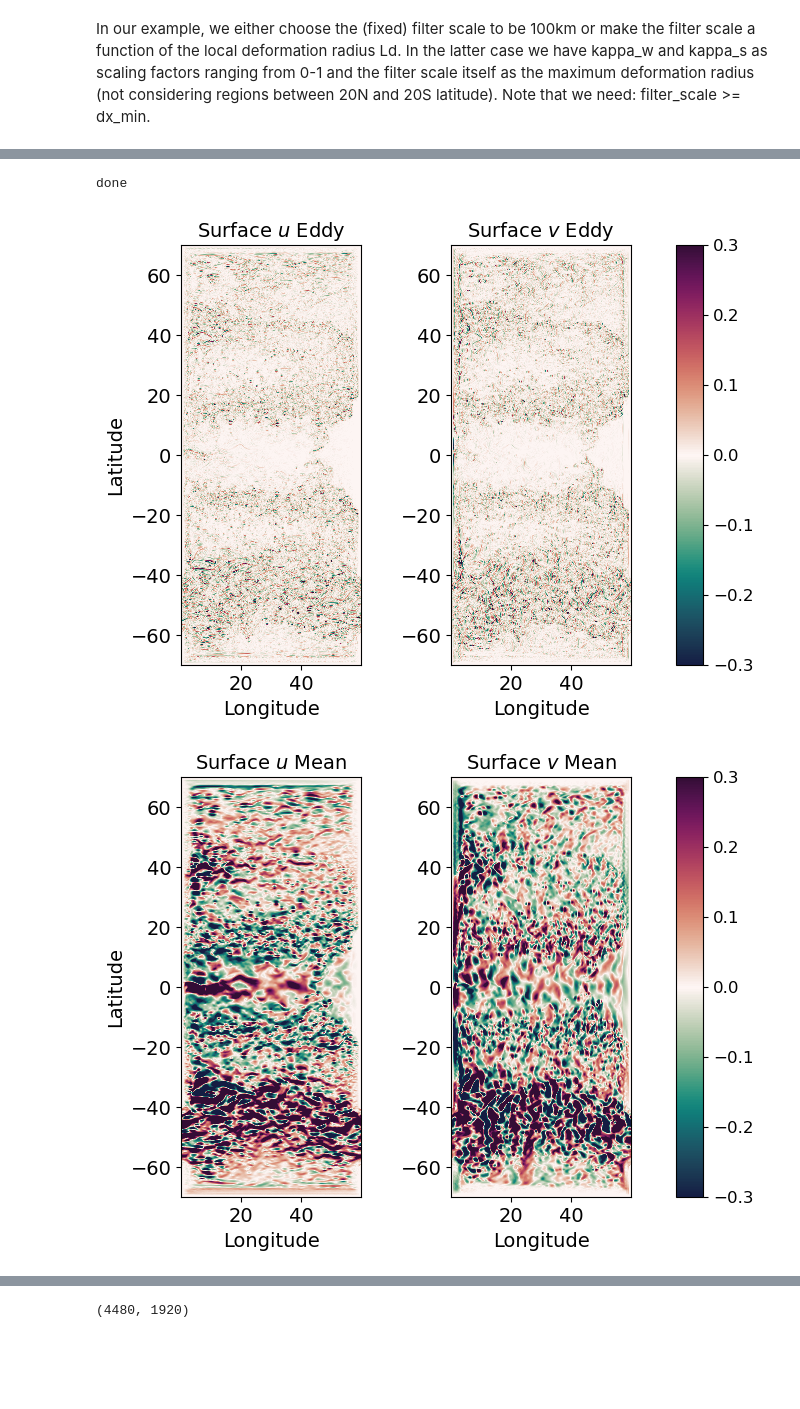
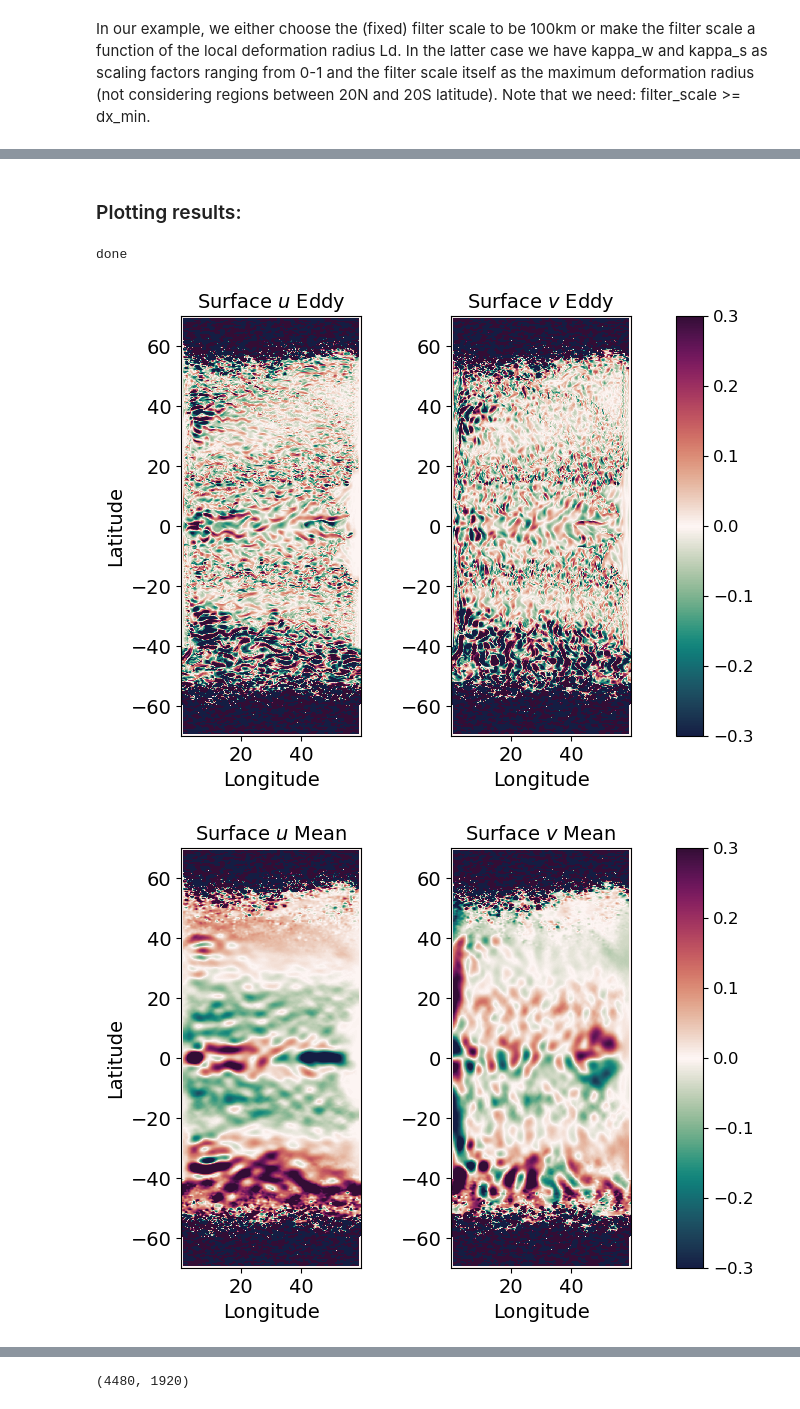
Before and after one commit to ElizabethYankovsky/Neverworld2-Analysis, a Jupyter notebook: GCM-filters-tutorial.ipynb, the cells around one changed output, grey strips where cells are left out. Drawn from its saved outputs; the diff is of its cells as text; code cells hidden in the pictures; blank space fills up the shorter version.

Commit message:
Updating filtering notebook

```diff
--- a/GCM-filters-tutorial.ipynb
+++ b/GCM-filters-tutorial.ipynb
@@ -124,7 +124,7 @@ dys = xr.DataArray(data=fs.dyCv.isel(yq=slice(0,Ny)),coords={'yh':av.yh,'xh':av.
 # %%
 Ld = xr.DataArray(av.Rd1.mean(dim='time'))
 
-Ld[1600:2880,:]=np.nan #1/4 degree 280 is center, 1120 for 1/16 800:1440, 1600:2880 for 1/32
+Ld[400:560,:]=np.nan #1/4 degree 280 is center, 1120 for 1/16 800:1440, 1600:2880 for 1/32
 Ld = Ld.fillna(np.nanmax(Ld))
 
 print(np.nanmax(Ld))
@@ -196,0 +195,12 @@ plt.show()
+# %%
+filter = gcm_filters.Filter(
+    filter_scale=filter_scale,
+    dx_min=dx_min,
+    filter_shape=gcm_filters.FilterShape.GAUSSIAN,
+    transition_width=2*np.pi,
+    n_steps=100, #default value is 50, 0 chooses automatically
+    grid_type=gcm_filters.GridType.IRREGULAR_CARTESIAN_WITH_LAND,
+    grid_vars={'wet_mask': wet_mask, 'dxw': dxw, 'dyw': dyw, 'dxs': dxs, 'dys': dys,
+               'area': area, 'kappa_w': kappa_w, 'kappa_s': kappa_s}
+)
+filter
@@ -203,15 +217,3 @@ v_interp=grid.interp(vfull,axis='Y').fillna(0.)
 
 h = (av.h[:,:,:,:]).mean(dim='time').fillna(0.)
 depth=fs.depth_ocean
-# %%
-filter = gcm_filters.Filter(
-    filter_scale=filter_scale,
-    dx_min=dx_min,
-    filter_shape=gcm_filters.FilterShape.GAUSSIAN,
-    transition_width=2*np.pi,
-    n_steps=50,
-    grid_type=gcm_filters.GridType.IRREGULAR_CARTESIAN_WITH_LAND,
-    grid_vars={'wet_mask': wet_mask, 'dxw': dxw, 'dyw': dyw, 'dxs': dxs, 'dys': dys,
-               'area': area, 'kappa_w': kappa_w, 'kappa_s': kappa_s}
-)
-filter
@@ -298,3 +278,5 @@ Wall time: 268 ms
+# %% [markdown]
+### Plotting results:
 # %%
 
 plot_eddyu=u_interp[0,:,:]-u_mean[0,:,:];
@@ -328,8 +310,8 @@ ax1.set_title('Surface $u$ Eddy',fontsize=14)
 ax2.set_title('Surface $v$ Eddy',fontsize=14)
 
 levels = np.linspace(-0.3,0.3,11)
-plotted1 =ax1.pcolorfast(xhp,yhp,plot_eddyu,cmap=cmocean.cm.curl,vmin=-0.3,vmax=0.3)
-plotted2 =ax2.pcolorfast(xhp,yhp,plot_eddyv,cmap=cmocean.cm.curl,vmin=-0.3,vmax=0.3)
+plotted1 =ax1.pcolorfast(xhp,yhp,plot_eddyu,cmap=cmocean.cm.curl,vmin=-.3,vmax=.3)
+plotted2 =ax2.pcolorfast(xhp,yhp,plot_eddyv,cmap=cmocean.cm.curl,vmin=-.3,vmax=.3)
 ax1.set_aspect('equal', 'box')
 ax2.set_aspect('equal', 'box')
 
@@ -339,40 +321,40 @@ cbar.ax.tick_params(labelsize=12);
 # # #
 # plt.clf()
 # %% [output]
-[figure, old version]
+[figure, new version]
 # %%
 #Plotting filtered (mean) velocities for whole domain
 fig = plt.figure(figsize=(9, 6), dpi=100, facecolor='w', edgecolor='k')
 ax1 = fig.add_axes([0.15,0.2,0.3,0.7])
 #axc1 = fig.add_axes([0.45,0.2,0.03,0.7])
 ax2 = fig.add_axes([0.45,0.2,0.3,0.7])
 axc2 = fig.add_axes([.75, 0.2, 0.03, 0.7])
 
 ax1.set_facecolor((0.92, 0.92, 0.92))
 ax1.set_xlabel('Longitude',fontsize=14); ax2.set_xlabel('Longitude',fontsize=14)
 ax1.set_ylabel('Latitude',fontsize=14)
 ax1.tick_params(labelsize=14);
 ax2.tick_params(labelsize=14)
 
 levels=np.linspace(-5,0,11)
 
 ax1.set_title('Surface $u$ Mean',fontsize=14)
 ax2.set_title('Surface $v$ Mean',fontsize=14)
 #var = KEfull_filtered[0,:,:]
 #var[200:360,:]=np.nan
 
-plotted1 =ax1.pcolorfast(xhp,yhp,u_mean[0,:,:],cmap=cmocean.cm.curl,vmin=-0.3,vmax=0.3)
-plotted2 =ax2.pcolorfast(xhp,yhp,v_mean[0,:,:],cmap=cmocean.cm.curl,vmin=-0.3,vmax=0.3)
+plotted1 =ax1.pcolorfast(xhp,yhp,u_mean[0,:,:],cmap=cmocean.cm.curl,vmin=-.3,vmax=.3)
+plotted2 =ax2.pcolorfast(xhp,yhp,v_mean[0,:,:],cmap=cmocean.cm.curl,vmin=-.3,vmax=.3)
 ax1.set_aspect('equal', 'box')
 ax2.set_aspect('equal', 'box')
 
 cbar = plt.colorbar(mappable=plotted2, cax=axc2, orientation = 'vertical');
 cbar.ax.tick_params(labelsize=12);
 #ax.set_title('m/s')
 #
 plt.show()
 # %% [output]
-[figure, old version]
+[figure, new version]
 # %%
 #Plotting unfiltered velocities for whole domain
 fig = plt.figure(figsize=(9, 6), dpi=100, facecolor='w', edgecolor='k')
```
Also changed, not shown: parts of 15 cells of this notebook, 2 other files.
